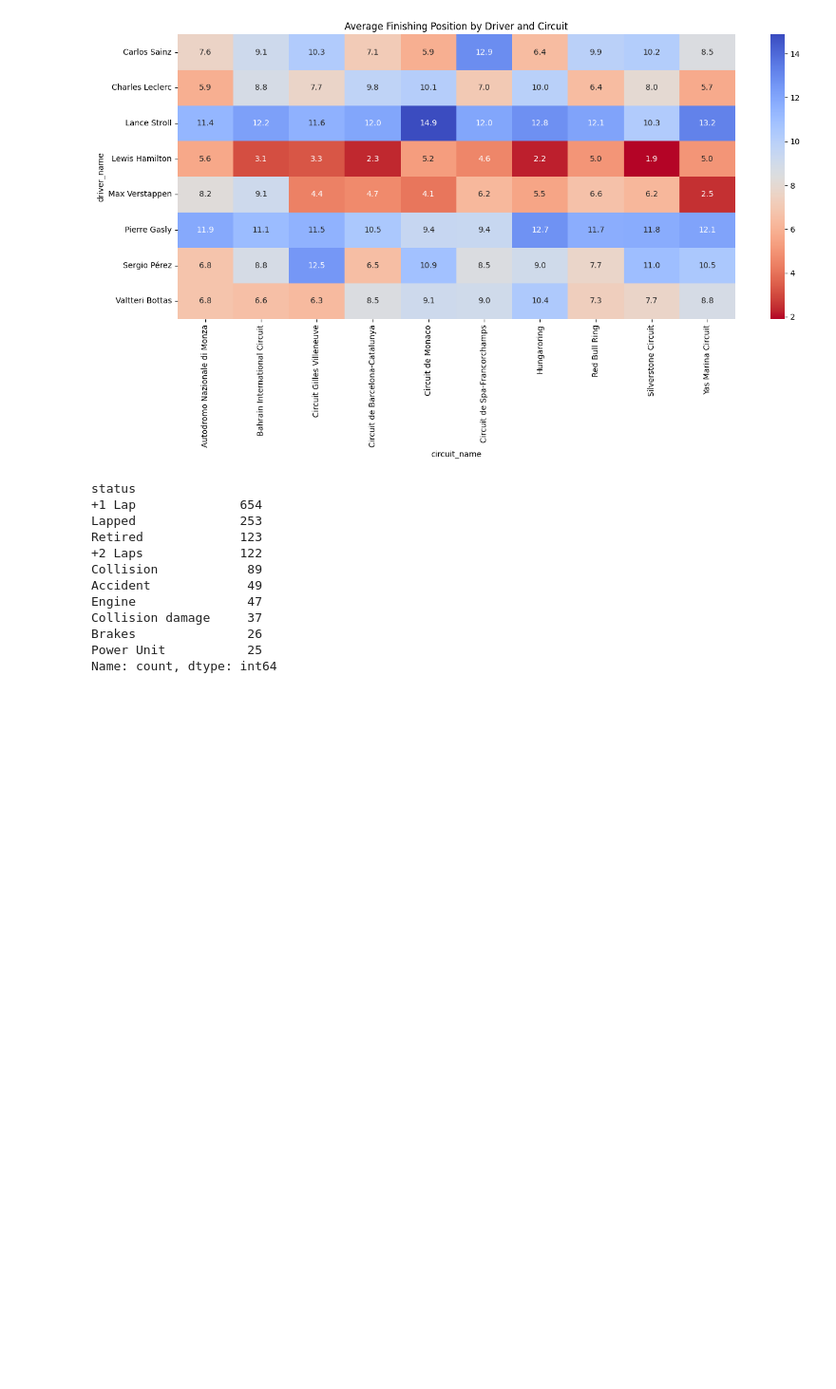
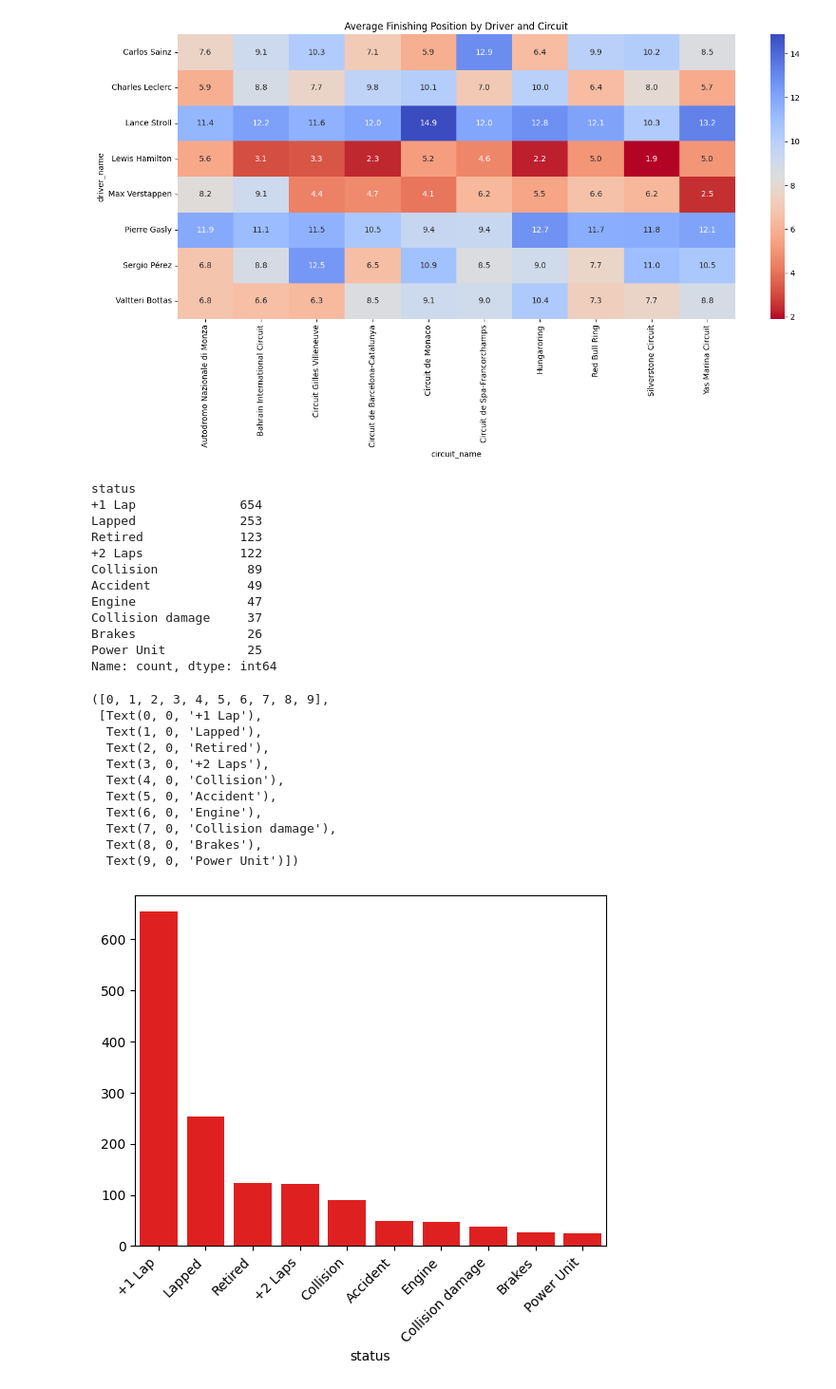
Before and after one commit to divyanshg03/F1-Winner-Prediction, a Jupyter notebook: EDA.ipynb, the cells around one changed output. Shown at 95% size. Cells and saved outputs as stored; diff of their text form; code cells hidden in the pictures; blank space fills up the shorter version.

```diff
--- a/EDA.ipynb
+++ b/EDA.ipynb
@@ -565,3 +565,19 @@ Collision damage     37
 Brakes               26
 Power Unit           25
 Name: count, dtype: int64
+# %%
+sns.barplot(x=dnf_status.index, y=dnf_status.values, color='red')
+plt.xticks(rotation=45, ha='right')
+# %% [output]
+([0, 1, 2, 3, 4, 5, 6, 7, 8, 9],
+ [Text(0, 0, '+1 Lap'),
+  Text(1, 0, 'Lapped'),
+  Text(2, 0, 'Retired'),
+  Text(3, 0, '+2 Laps'),
+  Text(4, 0, 'Collision'),
+  Text(5, 0, 'Accident'),
+  Text(6, 0, 'Engine'),
+  Text(7, 0, 'Collision damage'),
+  Text(8, 0, 'Brakes'),
+  Text(9, 0, 'Power Unit')])
+[figure, added]
```
Also changed, not shown: parts of 1 cell of this notebook.
